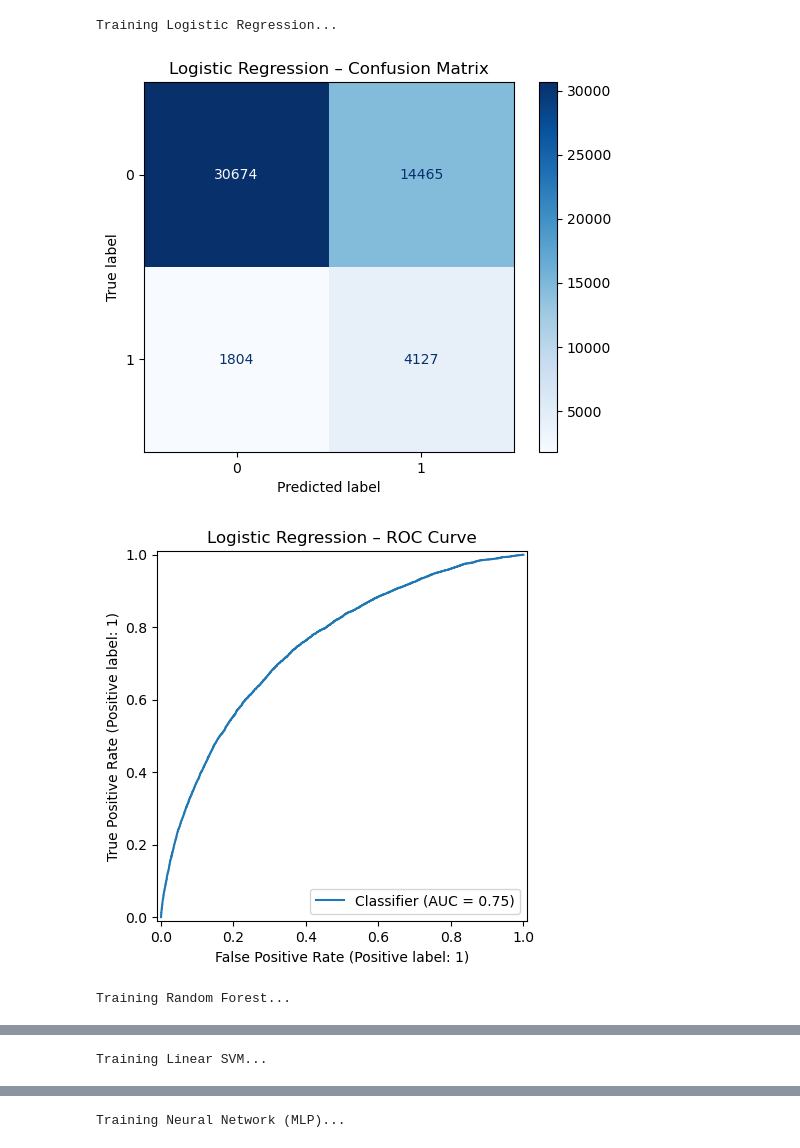
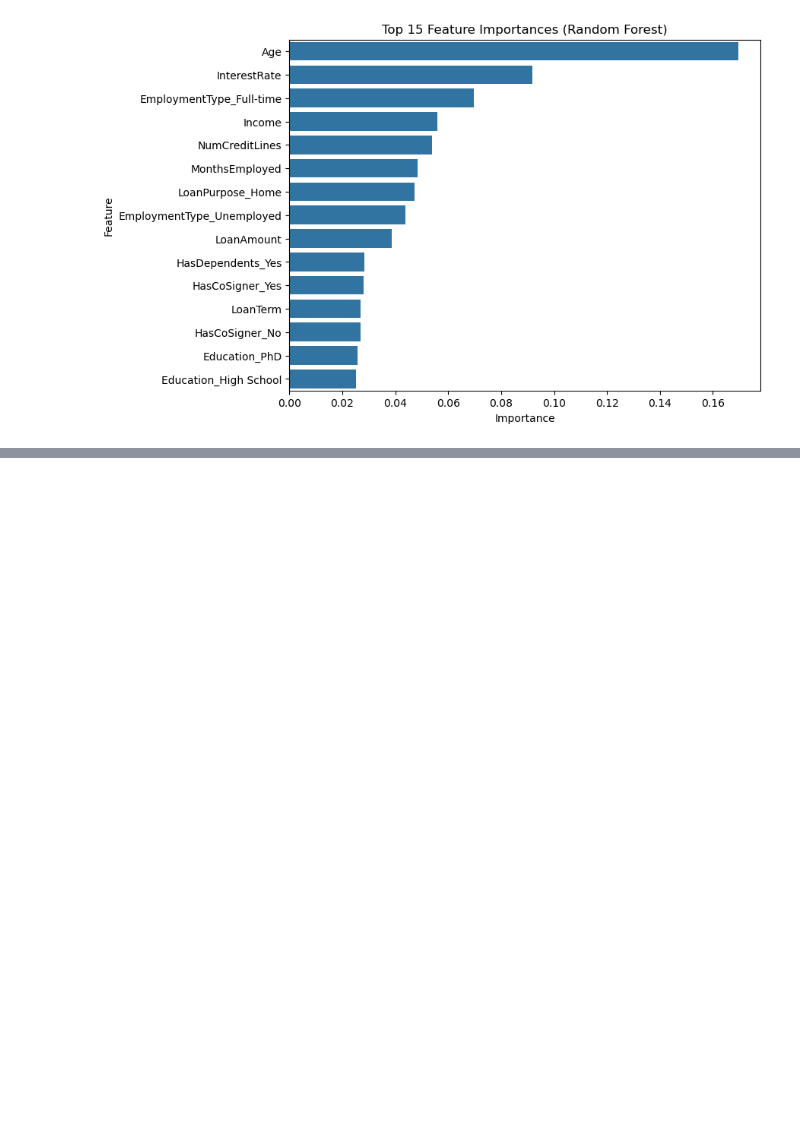
Before and after one commit to Asisi25/loan_default_project, a Jupyter notebook: notebook/loan_default_analysis.ipynb, the cells around one changed output, grey strips where cells are left out. Drawn from its saved outputs; the diff is of its cells as text; code cells hidden in the pictures; blank space fills up the shorter version.

Commit message:
End-to-end loan default prediction system with SMOTE, threshold tuning, feature importance dashboard

```diff
--- a/notebook/loan_default_analysis.ipynb
+++ b/notebook/loan_default_analysis.ipynb
@@ -79,4 +109,9 @@ memory usage: 35.1+ MB
 # %%
+# COLUMN TYPES
+numerical_cols = X.select_dtypes(include=["int64", "float64"]).columns.tolist()
+categorical_cols = X.select_dtypes(include=["object"]).columns.tolist()
 
-df.describe()
-df.isnull().mean().sort_values(ascending=False)
+LOW_CARD_THRESHOLD = 10
+
+low_card_cols = [c for c in categorical_cols if X[c].nunique() <= LOW_CARD_THRESHOLD]
+high_card_cols = [c for c in categorical_cols if X[c].nunique() > LOW_CARD_THRESHOLD]
@@ -234,47 +268,29 @@ for name, model in models.items():
 # %%
-metrics = []
+# Reconstruct feature names
+feature_names = np.concatenate([
+    numerical_cols,
+    pipelines["Random Forest"]
+        .named_steps["preprocessor"]
+        .named_transformers_["low_cat"]
+        .named_steps["encoder"]
+        .get_feature_names_out(low_card_cols),
+    high_card_cols
+])
 
-for name, pipeline in pipelines.items():
-    print(f"Training {name}...")
+rf = pipelines["Random Forest"].named_steps["model"]
 
-    # 8.1 Train pipeline (preprocessing + SMOTE + model)
-    pipeline.fit(X_train, y_train)
+rf_importance = pd.DataFrame({
+    "Feature": feature_names,
+    "Importance": rf.feature_importances_
+}).sort_values("Importance", ascending=False)
 
-    # 8.2 Predict
-    y_pred = pipeline.predict(X_test)
-
-    # 8.3 Probability / decision score for ROC
-    model_obj = pipeline.named_steps['model']
-    if hasattr(model_obj, "predict_proba"):
-        y_score = pipeline.predict_proba(X_test)[:,1]
-    else:  # LinearSVC
-        y_score = pipeline.decision_function(X_test)
-        y_score = StandardScaler().fit_transform(y_score.reshape(-1,1)).ravel()
-
-    # 8.4 Store metrics
-    metrics.append({
-        "Model": name,
-        "Accuracy": accuracy_score(y_test, y_pred),
-        "Precision": precision_score(y_test, y_pred),
-        "Recall": recall_score(y_test, y_pred),
-        "F1": f1_score(y_test, y_pred),
-        "ROC_AUC": roc_auc_score(y_test, y_score)
-    })
-
-    # 8.5 Visualize
-    ConfusionMatrixDisplay.from_predictions(y_test, y_pred, cmap="Blues")
-    plt.title(f"{name} – Confusion Matrix")
-    plt.show()
-
-    RocCurveDisplay.from_predictions(y_test, y_score)
-    plt.title(f"{name} – ROC Curve")
-    plt.show()
-
-    # 8.6 Save pipeline
-    filename = f"../web_app/models/{name.lower().replace(' ', '_')}_model.pkl"
-    joblib.dump(pipeline, filename)
+plt.figure(figsize=(8,6))
+sns.barplot(
+    data=rf_importance.head(15),
+    x="Importance",
+    y="Feature"
+)
+plt.title("Top 15 Feature Importances (Random Forest)")
+plt.show()
 # %% [output]
-Training Logistic Regression...
-[figure, old version]
+[figure, new version]
-[figure, removed]
-Training Random Forest...
@@ -283 +296,0 @@ Training Random Forest...
-Training Linear SVM...
@@ -286 +296,0 @@ Training Linear SVM...
-Training Neural Network (MLP)...
```
Also changed, not shown: parts of 15 cells of this notebook, 6 other files.
